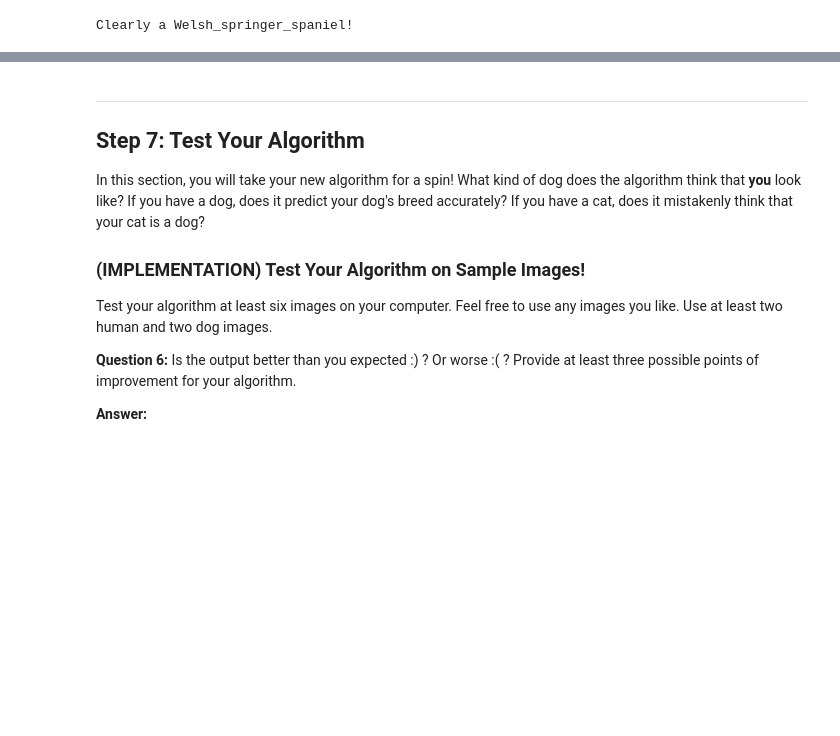
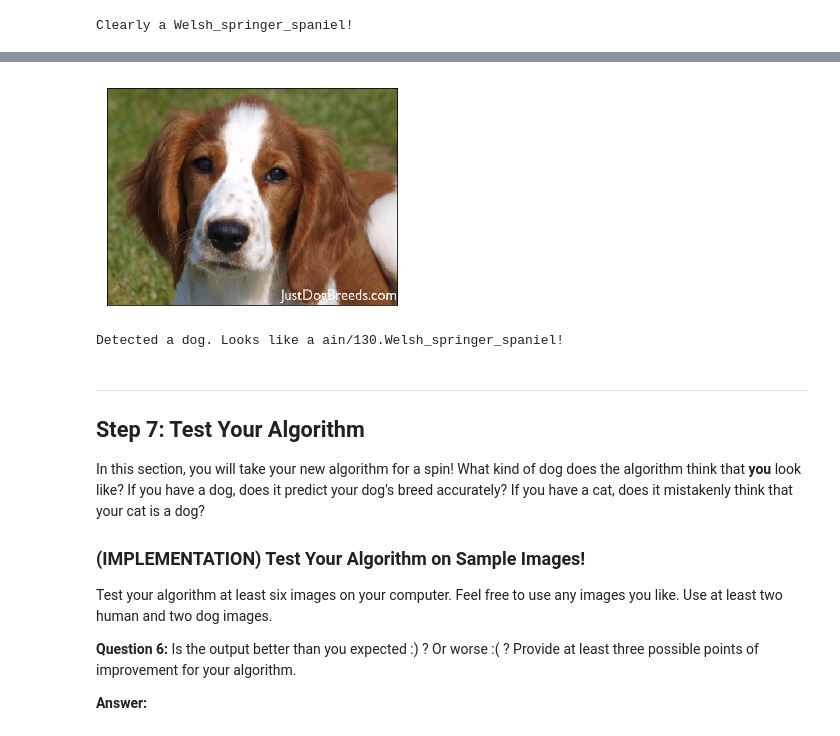
Before and after one commit to SimpliCTea/udacity-projects, a Jupyter notebook: dog_breed_classifier/dog_app.ipynb, the cells around one changed output, grey strips where cells are left out. Drawn from its saved outputs; the diff is of its cells as text; code cells hidden in the pictures; blank space fills up the shorter version.

Commit message:
feat: improve name parser and add prediction algorithm

```diff
--- a/dog_breed_classifier/dog_app.ipynb
+++ b/dog_breed_classifier/dog_app.ipynb
@@ -779,7 +775,7 @@ Resnet50_predict_breed(Resnet50_model, human_files_short[0])
 # %% [output]
 'ages/train/094.Komondor'
 # %%
-def display_prediction(model, img_path):
+def display_prediction(model, img_path, result_string='Clearly a {}!'):
     prediction = Resnet50_predict_breed(model, img_path)
     # read in image
     img = cv2.imread(img_path)
@@ -790,7 +786,9 @@ def display_prediction(model, img_path):
     plt.xticks([])
     plt.yticks([])
     plt.show()
-    print('Clearly a {}!'.format(prediction))
+    print(result_string.format(prediction))
+
+    return prediction
 # %%
 display_prediction(Resnet50_model, 'images/Welsh_springer_spaniel_08203.jpg')
 # %% [output]
@@ -819,0 +815,33 @@ This photo looks like an Afghan Hound.
+# %%
+def load_breed_classifier():
+    # load json and create model
+    json_file = open('saved_models/85_acc_Resnet50_architecture.json', 'r')
+    loaded_model_json = json_file.read()
+    json_file.close()
+    loaded_model = model_from_json(loaded_model_json)
+    # load weights into new model
+    loaded_model.load_weights('saved_models/weights.best.Resnet50.hdf5')
+    return loaded_model
+# %%
+### TODO: Write your algorithm.
+### Feel free to use as many code cells as needed.
+def predict_breed(model, img_path):
+    is_dog = dog_detector(img_path)
+    is_human = face_detector(img_path)
+    # make sure that the image is of a dog or a human face
+    assert(is_dog | is_human), 'The algorithm only accepts images of dogs or human faces.'
+    # display and return the prediction
+    if is_dog:
+        result_string = 'Detected a dog. Looks like a {}!'
+    elif is_human:
+        result_string = 'Detected a human. Resembles a ... {}! What do you think?'
+    prediction = display_prediction(model, img_path, result_string=result_string)
+    return prediction
+# %%
+breed_classifier = load_breed_classifier()
+# %%
+try:
+    predict_breed(breed_classifier, 'images/Welsh_springer_spaniel_08203.jpg')
+except AssertionError as error:
+    print('An error occurred: {}'.format(error))
+# %% [output]
@@ -820,3 +849,5 @@ This photo looks like an Afghan Hound.
+[figure, added]
+Detected a dog. Looks like a ain/130.Welsh_springer_spaniel!
 # %% [markdown]
 ---
 <a id='step7'></a>
```
Also changed, not shown: parts of 17 cells of this notebook, 2 other files.
